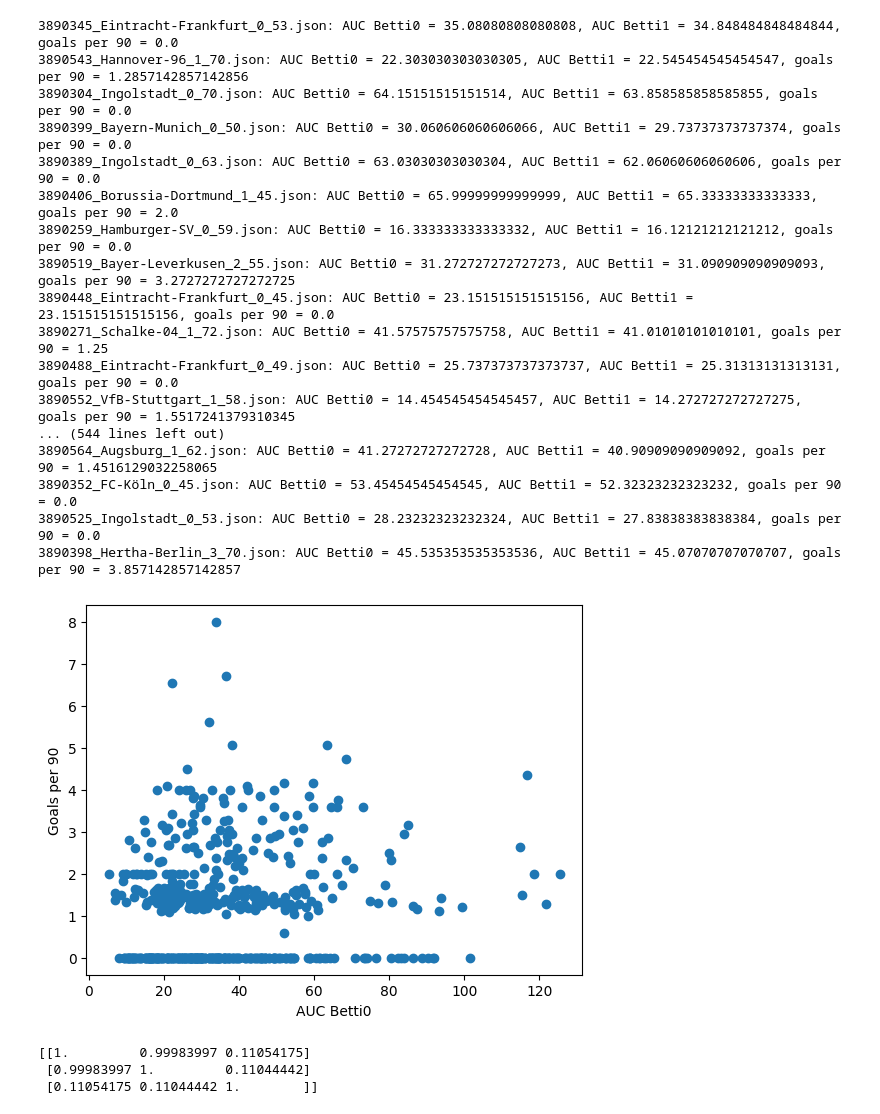
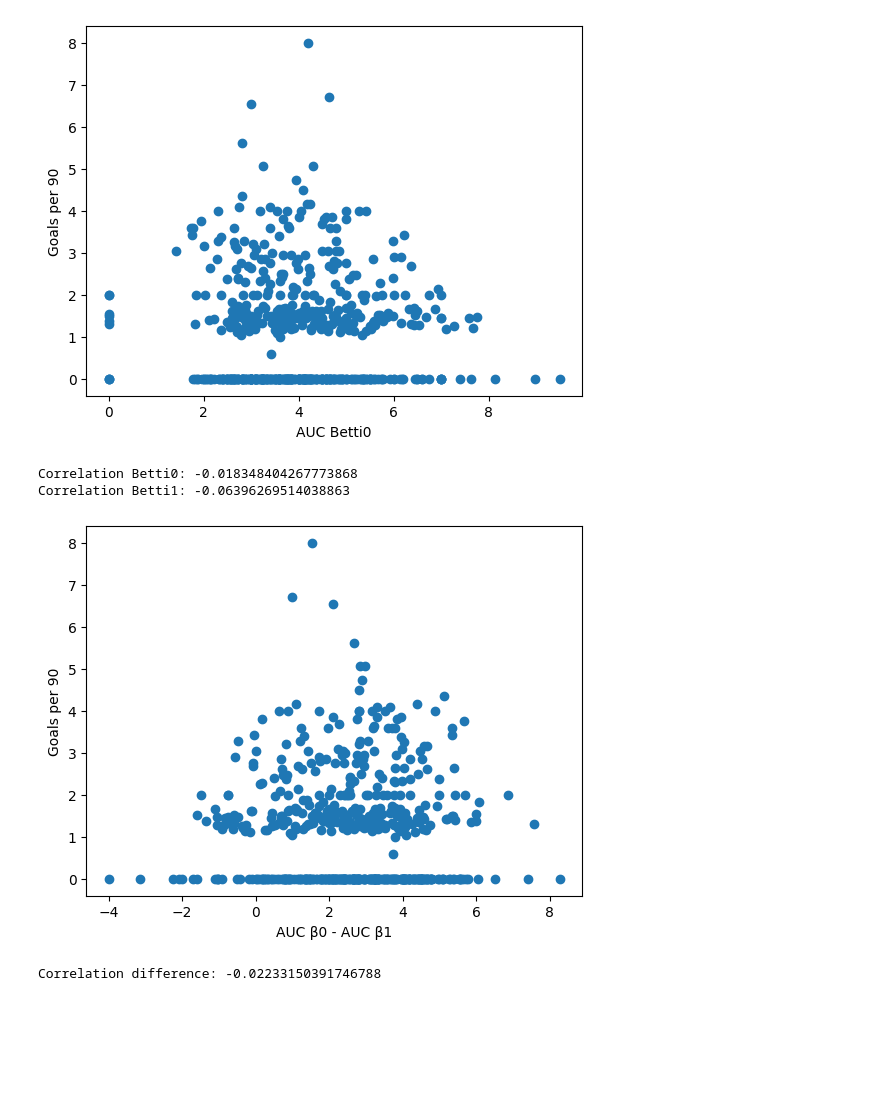
Before and after one commit to Sam-B-Y/TDA-Soccer-Passing-Networks, a Jupyter notebook: models/AUCtoGoals.ipynb, the cells around one changed output. Drawn from its saved outputs; the diff is of its cells as text; code cells hidden in the pictures; blank space fills up the shorter version.

```diff
--- a/models/AUCtoGoals.ipynb
+++ b/models/AUCtoGoals.ipynb
@@ -82,51 +78,44 @@ def getAUC(game):
 # %%
 directory_path = '../data/2015-2016/1-Bundesliga/*.json'
 
 auc_values = {}
 
 for file_path in glob.glob(directory_path):
     filename = os.path.basename(file_path)
     filename_list = filename.split('_')
     goals = int(filename_list[-2])
     minutes = int(filename_list[-1].split('.')[0])
 
     goal_per_90 = goals / (minutes / 90)
 
     auc_betti0, auc_betti1 = getAUC(file_path)
     auc_values[filename] = (auc_betti0, auc_betti1, goal_per_90)
 
-# Print the AUC values for each file
-for filename, auc in auc_values.items():
-    print(f"{filename}: AUC Betti0 = {auc[0]}, AUC Betti1 = {auc[1]}, goals per 90 = {auc[2]}")
-
 auc_values_list = list(auc_values.values())
 auc_values_list = np.array(auc_values_list)
-plt.scatter(auc_values_list[:, 0], auc_values_list[:, 2])
+plt.scatter(auc_values_list[:, 1], auc_values_list[:, 2])
 plt.xlabel("AUC Betti0")
 plt.ylabel("Goals per 90")
 plt.show()
 
-correlation_matrix = np.corrcoef(auc_values_list.T)
-print(correlation_matrix)
+correlation_betti0 = np.corrcoef(auc_values_list[:, 1], auc_values_list[:, 2])[0, 1]
+correlation_betti1 = np.corrcoef(auc_values_list[:, 0], auc_values_list[:, 2])[0, 1]
+
+print(f"Correlation Betti0: {correlation_betti0}")
+print(f"Correlation Betti1: {correlation_betti1}")
 # %% [output]
+[figure, new version]
-3890345_Eintracht-Frankfurt_0_53.json: AUC Betti0 = 35.08080808080808, AUC Betti1 = 34.848484848484844, goals per 90 = 0.0
-3890543_Hannover-96_1_70.json: AUC Betti0 = 22.303030303030305, AUC Betti1 = 22.545454545454547, goals per 90 = 1.2857142857142856
-3890304_Ingolstadt_0_70.json: AUC Betti0 = 64.15151515151514, AUC Betti1 = 63.858585858585855, goals per 90 = 0.0
-3890399_Bayern-Munich_0_50.json: AUC Betti0 = 30.060606060606066, AUC Betti1 = 29.73737373737374, goals per 90 = 0.0
-3890389_Ingolstadt_0_63.json: AUC Betti0 = 63.03030303030304, AUC Betti1 = 62.06060606060606, goals per 90 = 0.0
-3890406_Borussia-Dortmund_1_45.json: AUC Betti0 = 65.99999999999999, AUC Betti1 = 65.33333333333333, goals per 90 = 2.0
-3890259_Hamburger-SV_0_59.json: AUC Betti0 = 16.333333333333332, AUC Betti1 = 16.12121212121212, goals per 90 = 0.0
-3890519_Bayer-Leverkusen_2_55.json: AUC Betti0 = 31.272727272727273, AUC Betti1 = 31.090909090909093, goals per 90 = 3.2727272727272725
-3890448_Eintracht-Frankfurt_0_45.json: AUC Betti0 = 23.151515151515156, AUC Betti1 = 23.151515151515156, goals per 90 = 0.0
-3890271_Schalke-04_1_72.json: AUC Betti0 = 41.57575757575758, AUC Betti1 = 41.01010101010101, goals per 90 = 1.25
-3890488_Eintracht-Frankfurt_0_49.json: AUC Betti0 = 25.737373737373737, AUC Betti1 = 25.31313131313131, goals per 90 = 0.0
-3890552_VfB-Stuttgart_1_58.json: AUC Betti0 = 14.454545454545457, AUC Betti1 = 14.272727272727275, goals per 90 = 1.5517241379310345
-... (544 lines left out)
-3890564_Augsburg_1_62.json: AUC Betti0 = 41.27272727272728, AUC Betti1 = 40.90909090909092, goals per 90 = 1.4516129032258065
-3890352_FC-Köln_0_45.json: AUC Betti0 = 53.45454545454545, AUC Betti1 = 52.32323232323232, goals per 90 = 0.0
-3890525_Ingolstadt_0_53.json: AUC Betti0 = 28.23232323232324, AUC Betti1 = 27.83838383838384, goals per 90 = 0.0
-3890398_Hertha-Berlin_3_70.json: AUC Betti0 = 45.535353535353536, AUC Betti1 = 45.07070707070707, goals per 90 = 3.857142857142857
+Correlation Betti0: -0.018348404267773868
+Correlation Betti1: -0.06396269514038863
-[figure, old version]
-[[1.         0.99983997 0.11054175]
- [0.99983997 1.         0.11044442]
- [0.11054175 0.11044442 1.        ]]
+# %%
+# look at the difference between the two AUC values and plot it against the goals per 90
+auc_diff = auc_values_list[:, 0] - auc_values_list[:, 1]
+plt.scatter(auc_diff, auc_values_list[:, 2])
+plt.xlabel("AUC β0 - AUC β1")
+plt.ylabel("Goals per 90")
+plt.show()
+correlation_difference = np.corrcoef(auc_diff, auc_values_list[:, 2])[0, 1]
+print(f"Correlation difference: {correlation_difference}")
+# %% [output]
+[figure, added]
+Correlation difference: -0.02233150391746788
```
Also changed, not shown: parts of 2 cells of this notebook, 2 other files.
